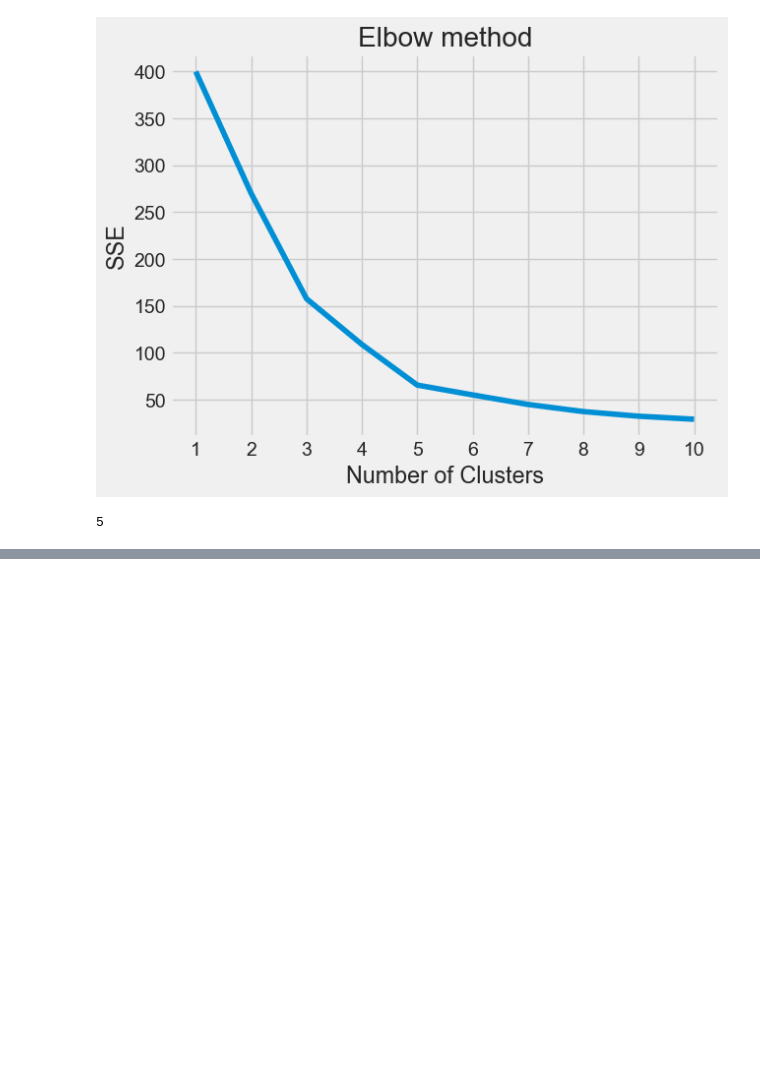
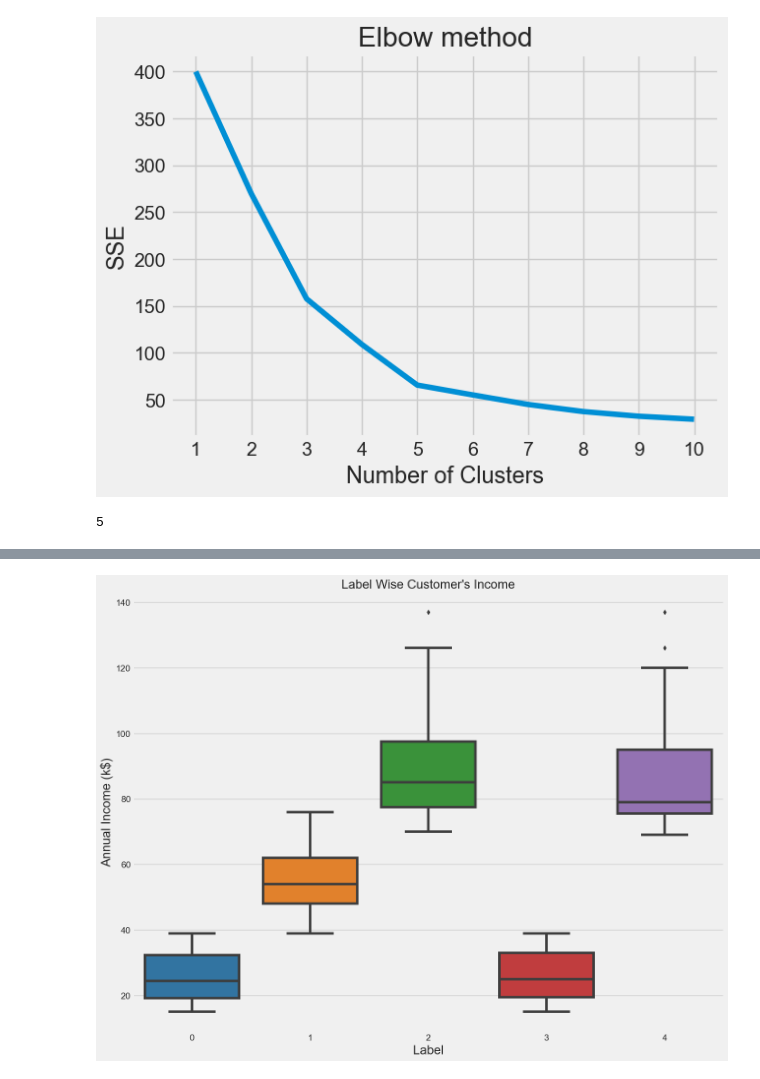
Before and after one commit to GentlemanFrog/Segmentation_mall_data, a Jupyter notebook: Mall_clients_segmentation.ipynb, the cells around one changed output, grey strips where cells are left out. Saved outputs shown, nothing was run; the diff lists cells and outputs as text; code cells hidden in the pictures; blank space fills up the shorter version.

```diff
--- a/Mall_clients_segmentation.ipynb
+++ b/Mall_clients_segmentation.ipynb
@@ -345,0 +369,10 @@ kl.elbow
+# %%
+# Label wise customer Income(k$)
+plt.figure(figsize=(15,12))
+sns.boxplot(data=df_w_clusters, x='Labels', y='Annual Income (k$)', palette="tab10")
+plt.title("Label Wise Customer's Income", fontsize=20)
+plt.xlabel(xlabel="Label", fontsize=20)
+plt.ylabel(ylabel="Annual Income (k$)",fontsize=20)
+plt.show()
+# %% [output]
+[figure, added]
```
Also changed, not shown: parts of 4 cells of this notebook.
